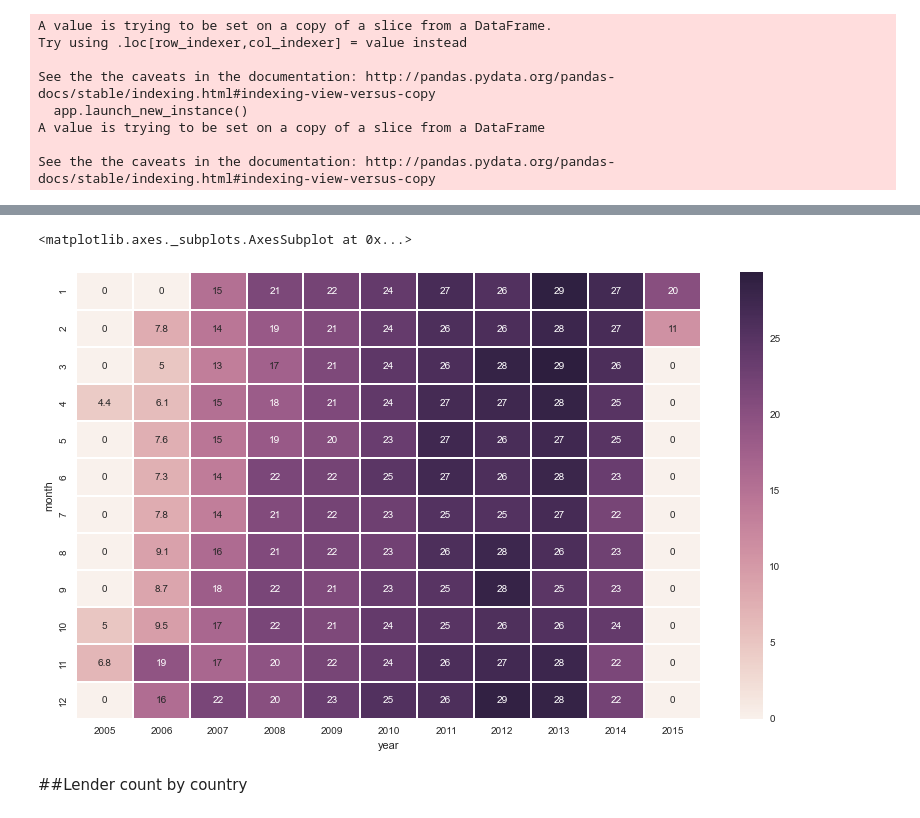
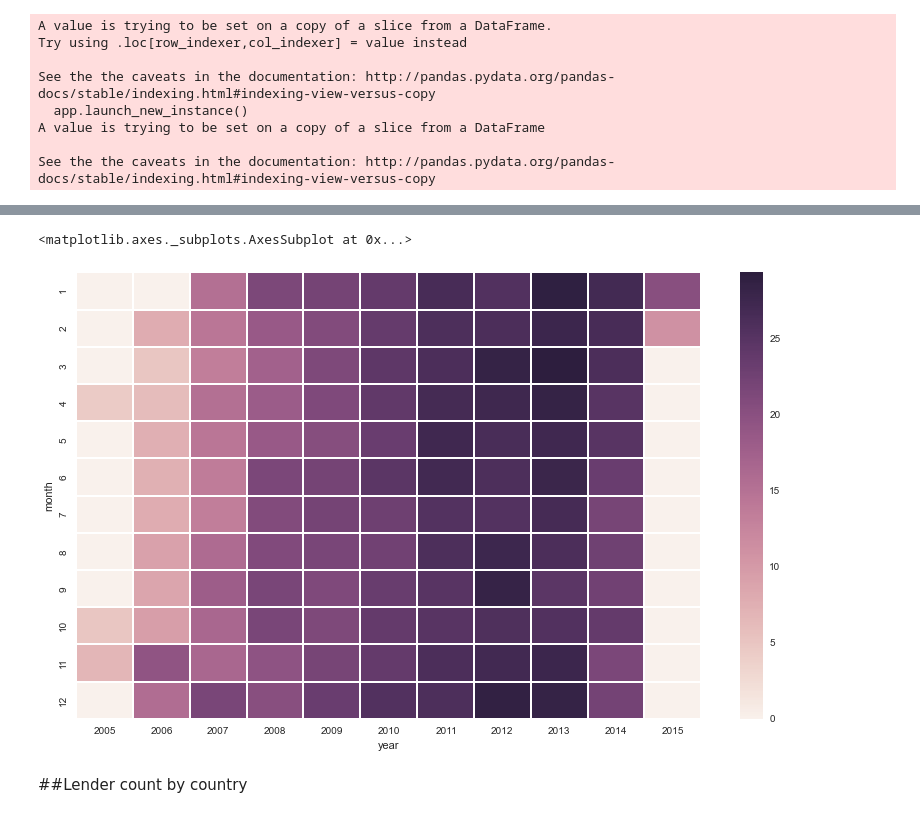
Before and after one commit to yulizhou/Kipfian, a Jupyter notebook: Visualization.ipynb, the cells around one changed output, grey strips where cells are left out. Drawn from its saved outputs; the diff is of its cells as text; code cells hidden in the pictures.

```diff
--- a/Visualization.ipynb
+++ b/Visualization.ipynb
@@ -231,9 +192,9 @@ See the the caveats in the documentation: http://pandas.pydata.org/pandas-docs/s
 # %%
 fig = plt.figure(figsize=(14, 8))
-sns.heatmap(lender_count_heat_year_month, annot=True)
+sns.heatmap(lender_count_heat_year_month)
 # %% [output]
 <matplotlib.axes._subplots.AxesSubplot at 0x...>
-[figure, old version]
+[figure, new version]
 # %% [markdown]
 ##Lender count by country
 # %% [markdown]
```
Also changed, not shown: parts of 24 cells of this notebook, 11 other files.
